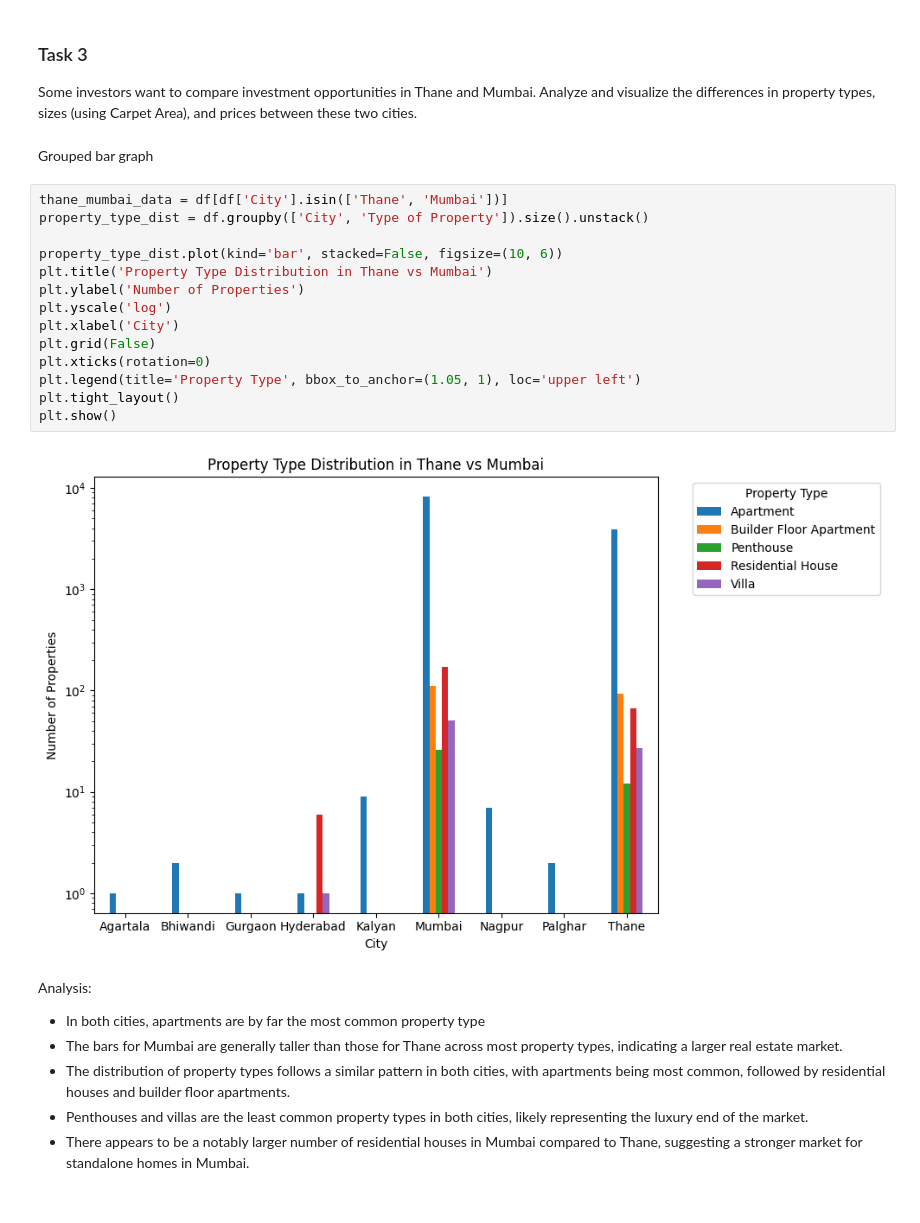
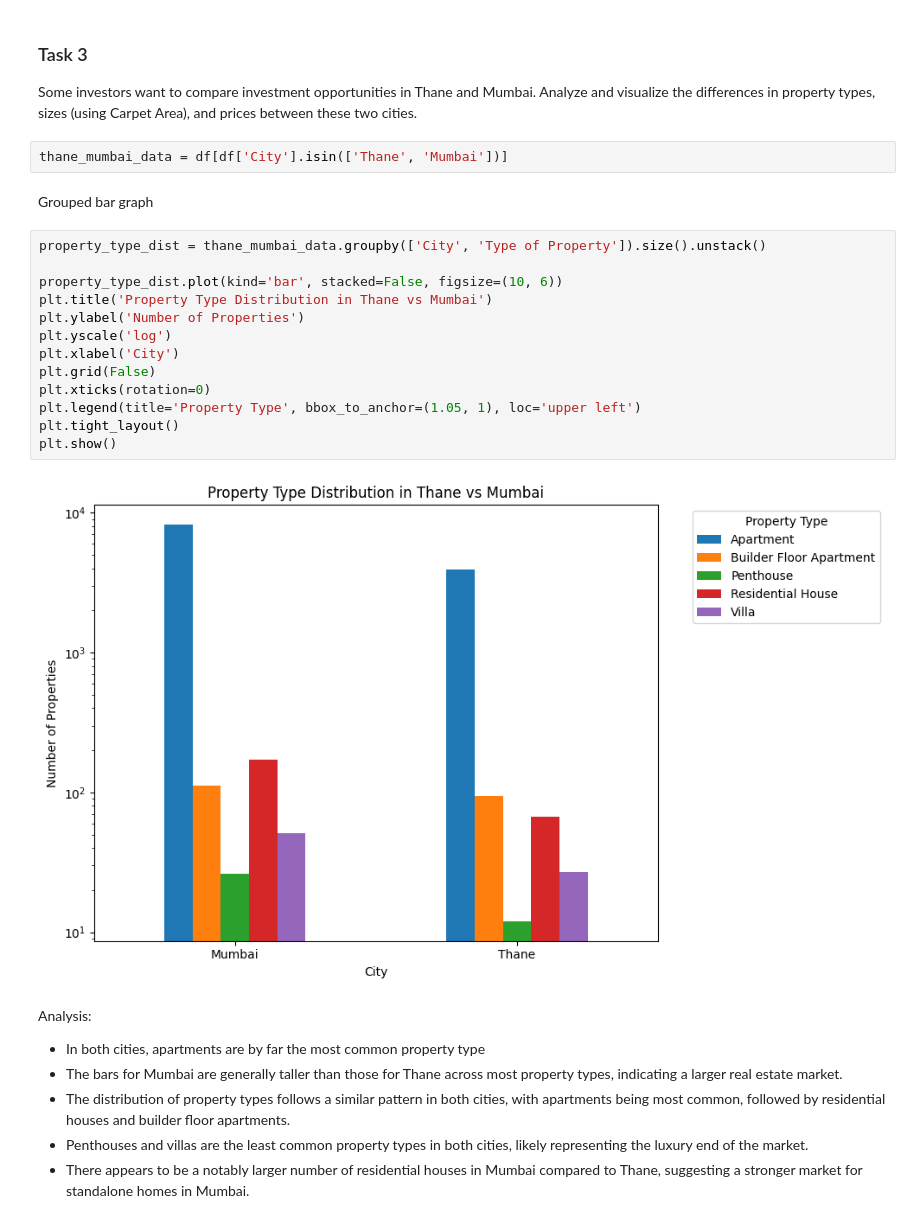
Before and after one commit to arghyawning/data-analytics-1-assignments, a Jupyter notebook: a1/51/assignment1_51.ipynb, the cells around one changed output. Saved outputs shown, nothing was run; the diff lists cells and outputs as text.

```diff
--- a/a1/51/assignment1_51.ipynb
+++ b/a1/51/assignment1_51.ipynb
@@ -386,24 +386,25 @@ c) Amenity trends:
 ### Task 3
 
 Some investors want to compare investment opportunities in Thane and Mumbai. Analyze and visualize the differences in property types, sizes (using Carpet Area), and prices between these two cities.
+# %%
+thane_mumbai_data = df[df['City'].isin(['Thane', 'Mumbai'])]
 # %% [markdown]
 Grouped bar graph
 # %%
-thane_mumbai_data = df[df['City'].isin(['Thane', 'Mumbai'])]
-property_type_dist = df.groupby(['City', 'Type of Property']).size().unstack()
+property_type_dist = thane_mumbai_data.groupby(['City', 'Type of Property']).size().unstack()
 
 property_type_dist.plot(kind='bar', stacked=False, figsize=(10, 6))
 plt.title('Property Type Distribution in Thane vs Mumbai')
 plt.ylabel('Number of Properties')
 plt.yscale('log')
 plt.xlabel('City')
 plt.grid(False)
 plt.xticks(rotation=0)
 plt.legend(title='Property Type', bbox_to_anchor=(1.05, 1), loc='upper left')
 plt.tight_layout()
 plt.show()
 # %% [output]
-[figure, old version]
+[figure, new version]
 # %% [markdown]
 Analysis:
 
```
Also changed, not shown: parts of 1 cell of this notebook.
